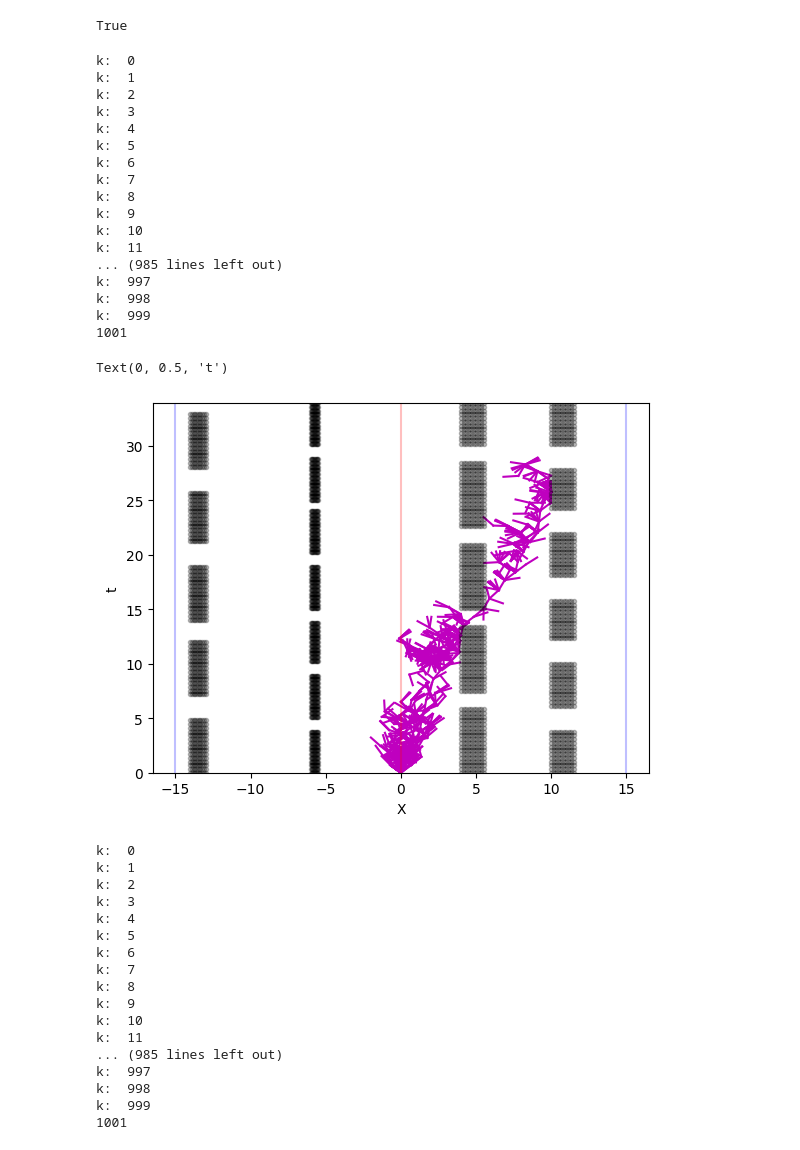
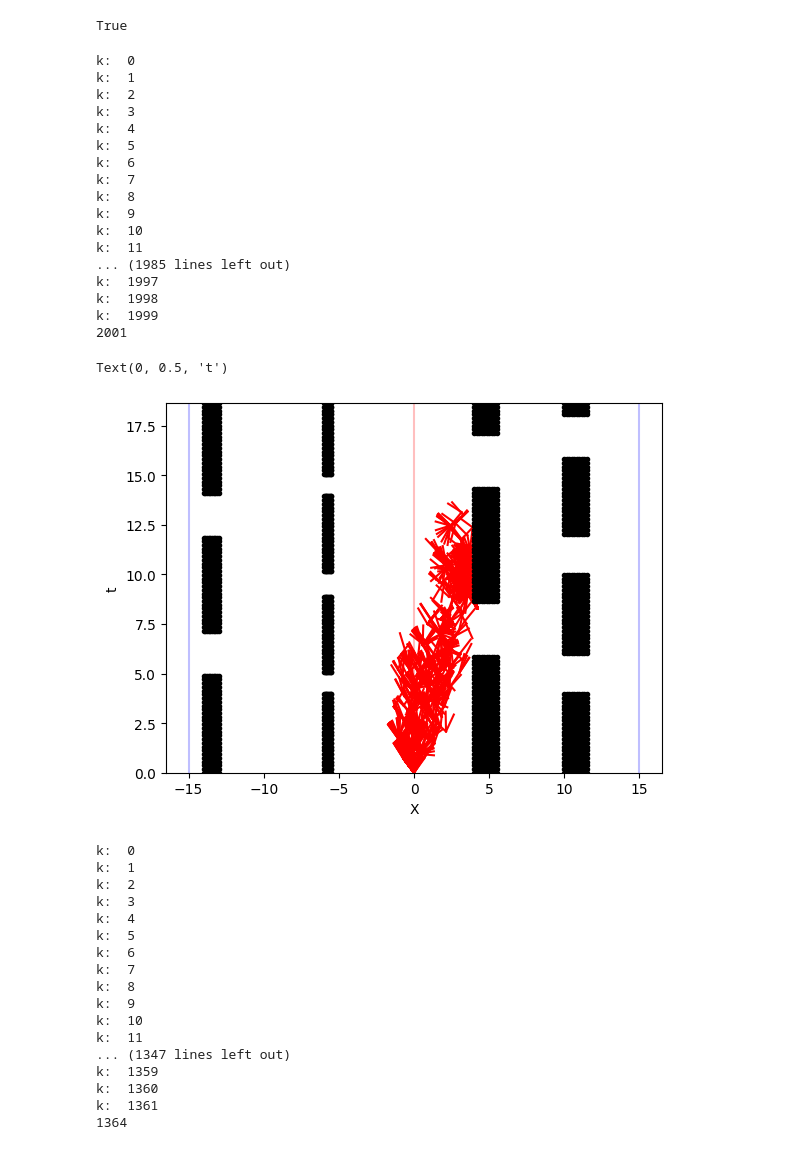
Before and after one commit to jeffersonkim97/cognis_UAM, a Jupyter notebook: script/Comparison/1D.ipynb, the cells around one changed output. Cells and saved outputs as stored; diff of their text form; code cells hidden in the pictures.

```diff
--- a/script/Comparison/1D.ipynb
+++ b/script/Comparison/1D.ipynb
@@ -17,7 +17,7 @@ vmax = 1
 # [start, close, open]
 obs1 = [0, 5, 2]
 obs2 = [0, 4, 1]
-obs3 = [0, 6, 1.5]
+obs3 = [0, 6, 2.5]
 obs4 = [0, 4, 2]
 obs_vec = [obs1, obs2, obs3, obs4]
 
@@ -63,7 +63,7 @@ def validate(q2):
 # %%
 def check_route(qclosest, qnew):
     route_check = []
-    div = 100
+    div = 10000
     tspace = np.linspace(0, 1, div)
     for t in tspace:
         xmove = (qnew[0]-qclosest[0])/div*t
@@ -74,7 +74,7 @@ def check_route(qclosest, qnew):
         if np.sum(check_vec) == 0:
             route_check.append(0)
         else:
-            route_check.append(1)
+            return False
 
     if np.sum(route_check) == 0:
         return True # No Path Collision
@@ -176,43 +176,43 @@ k:  8
 k:  9
 k:  10
 k:  11
-... (985 lines left out)
-k:  997
-k:  998
-k:  999
-1001
+... (1985 lines left out)
+k:  1997
+k:  1998
+k:  1999
+2001
 # %%
 fig = plt.figure()
 ax = fig.subplots()
 # RRT
 #for rrtv in V_RRT:
     #plt.plot(rrtv[0], rrtv[1], 'm.')
 for rrte in E_RRT:
-    plt.plot([rrte[0][0], rrte[1][0]], [rrte[0][1], rrte[1][1]], 'm-')#, alpha=0.25)
+    plt.plot([rrte[0][0], rrte[1][0]], [rrte[0][1], rrte[1][1]], 'r-')#, alpha=0.25)
 
 # Obstacle
 tspace = np.linspace(0, max(T_RRT)+5, 100)
 for xobsi in range(len(xobs)):
     xobs_this = xobs[xobsi]
     xspace = np.linspace(xobs_this[0], xobs_this[1], 10)
     for xi in xspace:
         for ti in tspace:
             if not obstacle_check(ti, obs_vec[xobsi]):
-                plt.plot(xi, ti, 'k.', alpha=0.25)
+                plt.plot(xi, ti, 'k.')#, alpha=0.25)
 
 # Initial/Final
 plt.plot([x0, x0], [0, max(T_RRT)+5], 'r-', alpha=0.25)
 for i in range(len(xf)):
     plt.plot([xf[i], xf[i]], [0, max(T_RRT)+5], 'b-', alpha=0.25)
 
 # Plot Limits
 #plt.xlim(xf[0]-1, xf[1]+1)
 plt.ylim(0, max(T_RRT)+5)
 plt.xlabel('X')
 plt.ylabel('t')
 # %% [output]
 Text(0, 0.5, 't')
-[figure, old version]
+[figure, new version]
 # %%
 # Save files
 save = False
@@ -305,11 +305,11 @@ k:  8
 k:  9
 k:  10
 k:  11
-... (985 lines left out)
-k:  997
-k:  998
-k:  999
-1001
+... (1347 lines left out)
+k:  1359
+k:  1360
+k:  1361
+1364
 # %%
 fig = plt.figure()
 ax = fig.subplots()
```
Also changed, not shown: parts of 5 cells of this notebook, 1 other file.
